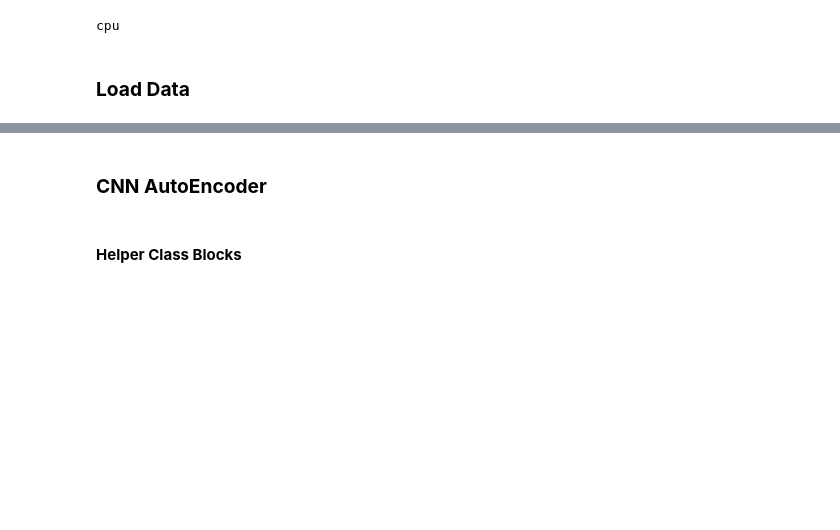
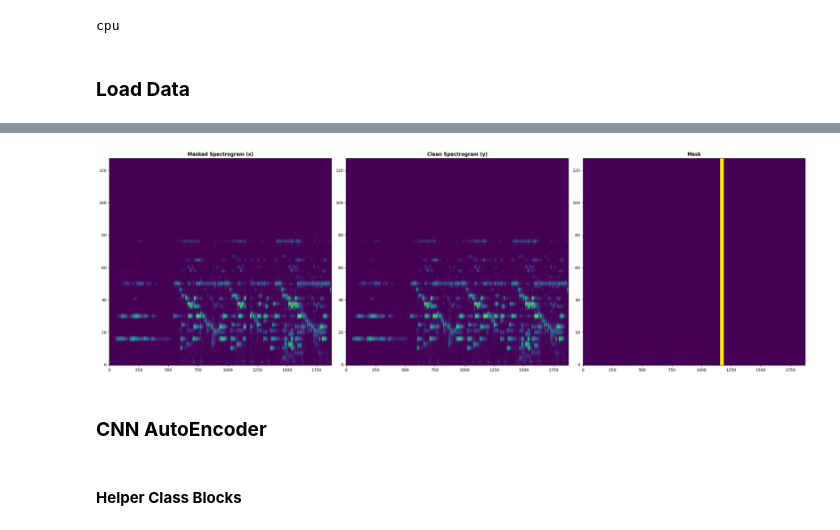
Before and after one commit to junhanngg/Learned-Fusion-Retrieval-Conditioned-Latent-Diffusion, a Jupyter notebook: notebooks/cnn_ae.ipynb, the cells around one changed output, grey strips where cells are left out. Cells and saved outputs as stored; diff of their text form; code cells hidden in the pictures; blank space fills up the shorter version.

```diff
--- a/notebooks/cnn_ae.ipynb
+++ b/notebooks/cnn_ae.ipynb
@@ -60,3 +67,14 @@ dm = DataModule(
 )
 
 train_loader, val_loader, test_loader = dm.setup()
+# %%
+# inspect one batch of data
+batch = next(iter(train_loader))
+
+print("keys:", batch.keys())
+print("x shape:", batch["x"].shape)
+print("y shape:", batch["y"].shape)
+print("mask shape:", batch["mask"].shape)
+
+if "gap_seconds" in batch:
+    print("example gap:", batch["gap_seconds"][0])
@@ -63,3 +87,27 @@ train_loader, val_loader, test_loader = dm.setup()
+# %%
+# visualise a sample spectrogram, mask, and target
+x = batch["x"][0, 0].cpu().numpy()
+y = batch["y"][0, 0].cpu().numpy()
+m = batch["mask"][0, 0].cpu().numpy()
+
+plt.figure(figsize=(25, 8))
+
+plt.subplot(1, 3, 1)
+plt.imshow(x, aspect="auto", origin="lower")
+plt.title("Masked Spectrogram (x)", weight="bold")
+
+plt.subplot(1, 3, 2)
+plt.imshow(y, aspect="auto", origin="lower")
+plt.title("Clean Spectrogram (y)", weight="bold")
+
+plt.subplot(1, 3, 3)
+plt.imshow(m, aspect="auto", origin="lower")
+plt.title("Mask", weight="bold")
+
+plt.tight_layout()
+plt.show()
+# %% [output]
+[figure, added]
 # %% [markdown]
 ### **CNN AutoEncoder**
 # %% [markdown]
```
Also changed, not shown: parts of 3 cells of this notebook.
